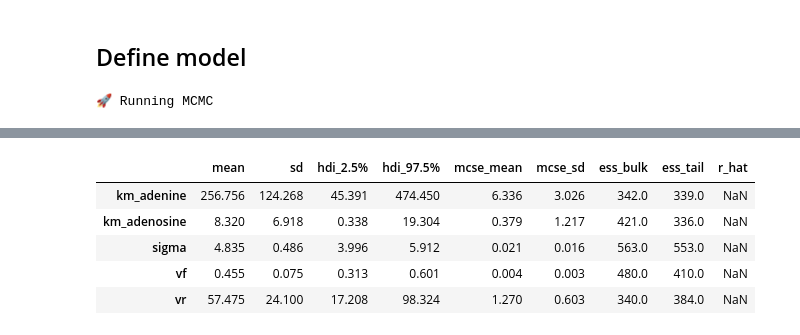
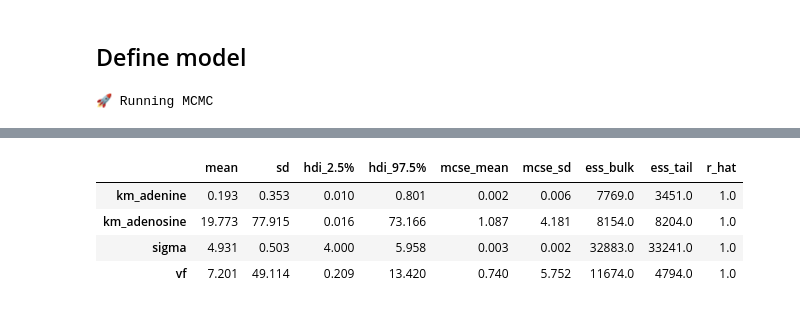
Before and after one commit to haeussma/chromhandler-example, a Jupyter notebook: 3-model.ipynb, the cells around one changed output, grey strips where cells are left out. Drawn from its saved outputs; the diff is of its cells as text; code cells hidden in the pictures.

```diff
--- a/3-model.ipynb
+++ b/3-model.ipynb
@@ -1,5 +1,7 @@
 # %%
 import catalax as ctx
+
+ctx.set_host_count(8)
 import catalax.mcmc as cmc
 import pyenzyme as pe
 # %%
@@ -40,14 +53,17 @@ model = ctx.Model(name="reversible MM")
 model.add_species("Q8NSC4, adenine, adenosine")
 model
 
+KEQ = 1.3
+
 model.add_ode(
     "adenine",
-    "((vf * (adenosine/km_adenosine) - vr * (adenine/km_adenine)) / (1 + adenosine/km_adenosine + adenine/km_adenine))",
+    "(( (vf/km_adenosine) * (adenosine - adenine/KEQ) ) / "
+    "(1 + adenosine/km_adenosine + adenine/km_adenine))".replace("KEQ", str(KEQ)),
 )
-
 model.add_ode(
     "adenosine",
-    "-((vf * (adenosine/km_adenosine) - vr * (adenine/km_adenine)) / (1 + adenosine/km_adenosine + adenine/km_adenine))",
+    "-(( (vf/km_adenosine) * (adenosine - adenine/KEQ) ) / "
+    "(1 + adenosine/km_adenosine + adenine/km_adenine))".replace("KEQ", str(KEQ)),
 )
 
 model.add_ode(
@@ -55,17 +71,18 @@ model.add_ode(
     "0",
 )
 
-model.parameters["vf"].prior = cmc.priors.Uniform(low=0.01, high=100)
-model.parameters["vr"].prior = cmc.priors.Uniform(low=0.01, high=100)
-model.parameters["km_adenosine"].prior = cmc.priors.Uniform(low=0.01, high=500)
-model.parameters["km_adenine"].prior = cmc.priors.Uniform(low=0.01, high=500)
+model.parameters["vf"].prior = cmc.priors.LogUniform(low=0.01, high=1000)
+model.parameters["km_adenosine"].prior = cmc.priors.LogUniform(low=0.01, high=1000)
+model.parameters["km_adenine"].prior = cmc.priors.LogUniform(low=0.01, high=1000)
 # %%
 hmc = cmc.HMC(
-    num_warmup=1000,
-    num_samples=1000,
+    num_warmup=2000,
+    num_samples=10000,
     dt0=0.1,
     max_steps=64**4,
     verbose=1,
+    num_chains=8,
+    chain_method="parallel",
 )
 
 results = hmc.run(model=model, dataset=dataset, yerrs=2.0)
@@ -81,10 +97,9 @@ arviz - WARNING - Shape validation failed: input_shape: (1, 1000), minimum_shape
 [interactive output not drawn]
 |  | mean | sd | hdi_2.5% | hdi_97.5% | mcse_mean | mcse_sd | ess_bulk | ess_tail | r_hat |
-| km_adenine | 256.756 | 124.268 | 45.391 | 474.450 | 6.336 | 3.026 | 342.0 | 339.0 | NaN |
-| km_adenosine | 8.320 | 6.918 | 0.338 | 19.304 | 0.379 | 1.217 | 421.0 | 336.0 | NaN |
-| sigma | 4.835 | 0.486 | 3.996 | 5.912 | 0.021 | 0.016 | 563.0 | 553.0 | NaN |
-| vf | 0.455 | 0.075 | 0.313 | 0.601 | 0.004 | 0.003 | 480.0 | 410.0 | NaN |
-| vr | 57.475 | 24.100 | 17.208 | 98.324 | 1.270 | 0.603 | 340.0 | 384.0 | NaN |
+| km_adenine | 0.193 | 0.353 | 0.010 | 0.801 | 0.002 | 0.006 | 7769.0 | 3451.0 | 1.0 |
+| km_adenosine | 19.773 | 77.915 | 0.016 | 73.166 | 1.087 | 4.181 | 8154.0 | 8204.0 | 1.0 |
+| sigma | 4.931 | 0.503 | 4.000 | 5.958 | 0.003 | 0.002 | 32883.0 | 33241.0 | 1.0 |
+| vf | 7.201 | 49.114 | 0.209 | 13.420 | 0.740 | 5.752 | 11674.0 | 4794.0 | 1.0 |
 # %%
 # Plot the trace
 results.plot_ess(show=True)
```
Also changed, not shown: parts of 5 cells of this notebook.
